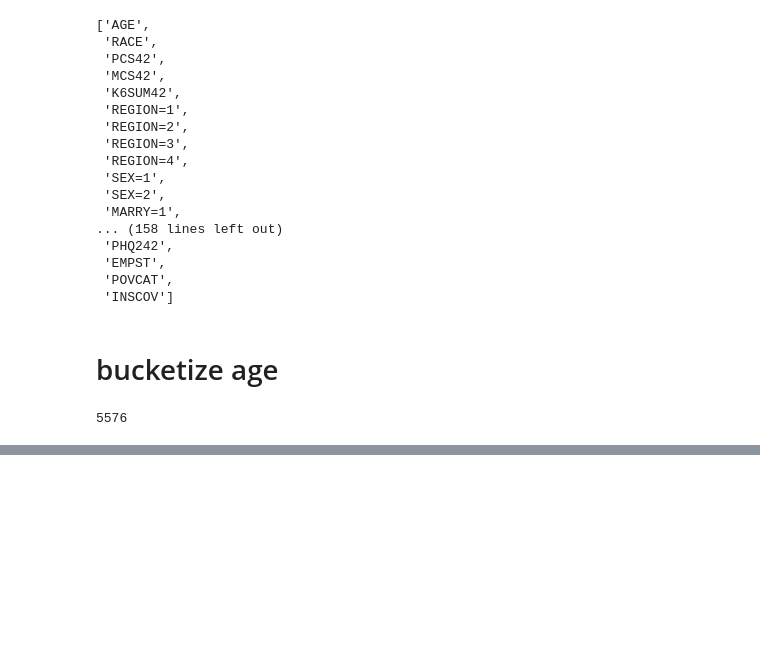
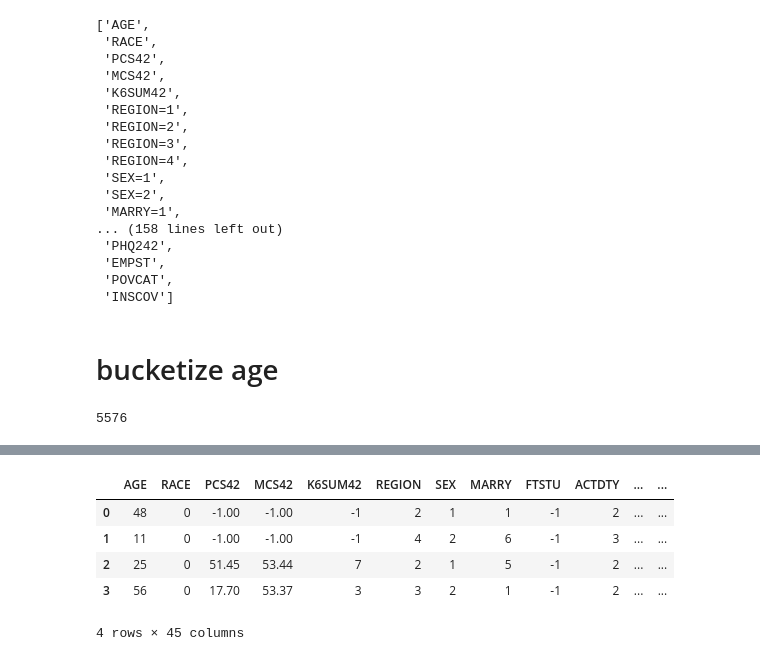
Before and after one commit to JinyangLi01/UnfairlyTreatedGroupDetection, a Jupyter notebook: InputData/MedicalDataset/train/preprocessing.ipynb, the cells around one changed output, grey strips where cells are left out. Drawn from its saved outputs; the diff is of its cells as text; code cells hidden in the pictures; blank space fills up the shorter version.

```diff
--- a/InputData/MedicalDataset/train/preprocessing.ipynb
+++ b/InputData/MedicalDataset/train/preprocessing.ipynb
@@ -1005,0 +1008,6 @@ df.to_csv("train_TN_41att.csv", index=False)
+# %%
+
+df = pd.read_csv(r"../LargerDataset/train.csv")
+print(df[:4])
+ground_truth = df['ground_truth']
+prediction = df['prediction']
@@ -1005,0 +1044,11 @@ df.to_csv("train_TN_41att.csv", index=False)
+# %%
+df['predicted'] = prediction
+df['ground_truth'] = ground_truth
+df[:4]
+# %% [output]
+|  | AGE | RACE | PCS42 | MCS42 | K6SUM42 | REGION | SEX | MARRY | FTSTU | ACTDTY | ... | ... |
+| 0 | 48 | 0 | -1.00 | -1.00 | -1 | 2 | 1 | 1 | -1 | 2 | ... | ... |
+| 1 | 11 | 0 | -1.00 | -1.00 | -1 | 4 | 2 | 6 | -1 | 3 | ... | ... |
+| 2 | 25 | 0 | 51.45 | 53.44 | 7 | 2 | 1 | 5 | -1 | 2 | ... | ... |
+| 3 | 56 | 0 | 17.70 | 53.37 | 3 | 3 | 2 | 1 | -1 | 2 | ... | ... |
+4 rows × 45 columns
```
Also changed, not shown: parts of 4 cells of this notebook, 3 other files.
